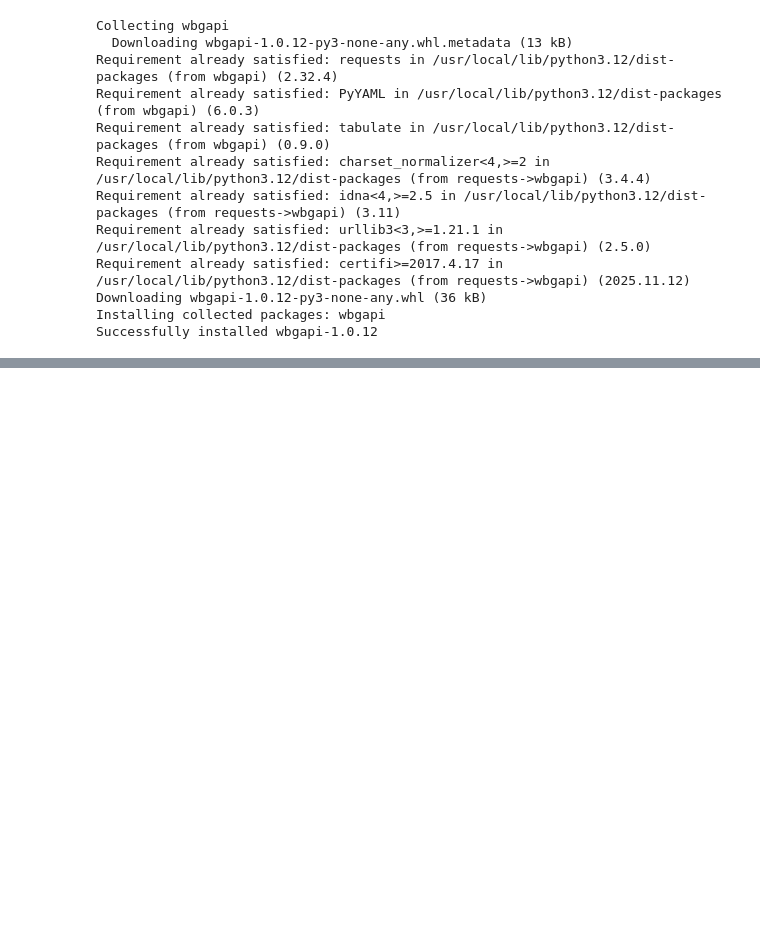
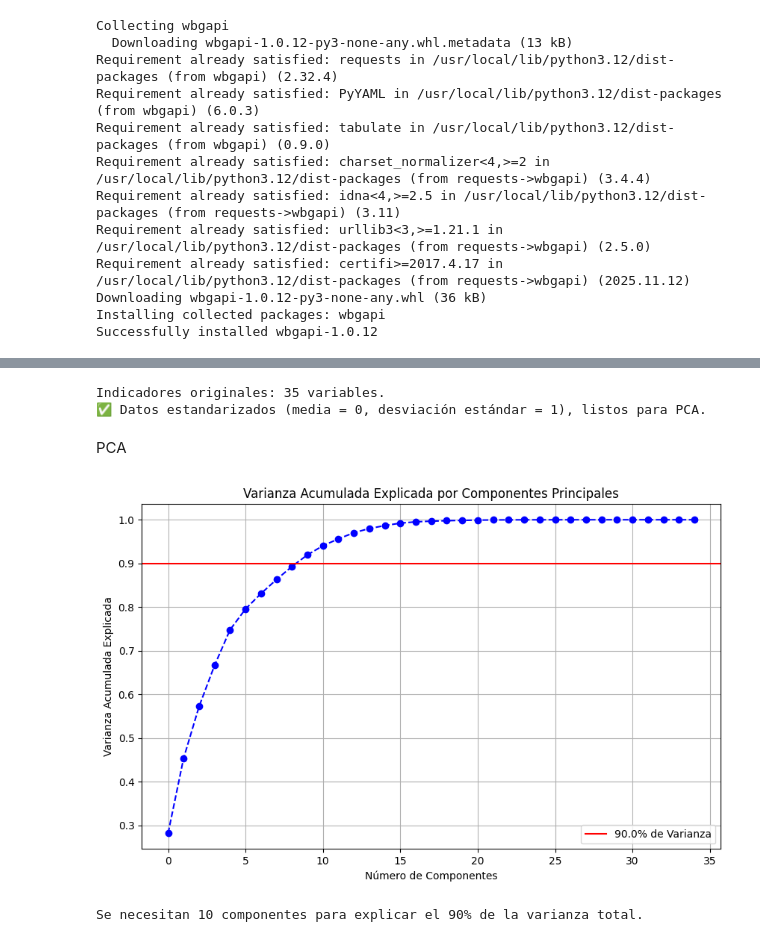
Before and after one commit to lucasherrera-wq/Portafolio, a Jupyter notebook: Examen.ipynb, the cells around one changed output, grey strips where cells are left out. Saved outputs shown, nothing was run; the diff lists cells and outputs as text; code cells hidden in the pictures; blank space fills up the shorter version.

```diff
--- a/Examen.ipynb
+++ b/Examen.ipynb
@@ -184,0 +239,16 @@ fig.show()
+# %%
+# Identificamos las columnas numéricas (en la cual excluimos 'country', 'year', y la nueva 'PIB_Level')
+# Y usamos .select_dtypes(include=np.number) para asegurar que solo tomamos números.
+
+cols_numericas = df_wb_limpio.select_dtypes(include=np.number).columns.tolist()
+
+# Imputamos por la mediana en cada columna numérica.
+
+for col in cols_numericas:
+    mediana = df_wb_limpio[col].median()
+    df_wb_limpio[col].fillna(mediana, inplace=True)
+
+# 3. Verificamos que no queden nulos en las columnas numéricas.
+
+print("\nVerificación final de nulos en columnas numéricas:")
+print(df_wb_limpio[cols_numericas].isnull().sum().sum())
@@ -184,0 +431,64 @@ fig.show()
+# %%
+from sklearn.preprocessing import StandardScaler
+import numpy as np
+
+# X contiene solo las columnas numéricas (indicadores) que fueron limpiadas en la Etapa 1.
+
+X = df_wb_limpio.select_dtypes(include=np.number)
+
+# y contiene la columna categórica (PIB_Level).
+
+y = df_wb_limpio['PIB_Level']
+
+print(f"Indicadores originales: {X.shape[1]} variables.")
+
+# Inicializamos el escalador.
+
+scaler = StandardScaler()
+
+# Por último ajustamos y transformarmos X (aplicando la estandarización).
+
+X_scaled = scaler.fit_transform(X)
+
+print("Datos estandarizados (media = 0, desviación estándar = 1), listos para PCA.")
+# %% [output]
+Indicadores originales: 35 variables.
+✅ Datos estandarizados (media = 0, desviación estándar = 1), listos para PCA.
+# %% [markdown]
+PCA
+# %%
+from sklearn.decomposition import PCA
+import matplotlib.pyplot as plt
+
+# Inicializamos PCA sin número específico (para obtener la varianza de todos).
+
+pca = PCA()
+pca.fit(X_scaled)
+
+# Obtenemos la varianza acumulada.
+
+varianza_acumulada = np.cumsum(pca.explained_variance_ratio_)
+
+# Gráfico de Varianza Acumulada.
+
+plt.figure(figsize=(10, 6))
+plt.plot(varianza_acumulada, marker='o', linestyle='--', color='blue')
+plt.title('Varianza Acumulada Explicada por Componentes Principales')
+plt.xlabel('Número de Componentes')
+plt.ylabel('Varianza Acumulada Explicada')
+plt.grid(True)
+
+# Umbral del 90% (o el que te pida el enunciado)
+
+umbral_varianza = 0.90
+plt.axhline(y=umbral_varianza, color='red', linestyle='-', label=f'{umbral_varianza*100}% de Varianza')
+plt.legend(loc='lower right')
+plt.show()
+
+# Finalmente, determinamos el número óptimo.
+
+n_componentes_90 = np.argmax(varianza_acumulada >= umbral_varianza) + 1
+print(f"Se necesitan {n_componentes_90} componentes para explicar el 90% de la varianza total.")
+# %% [output]
+[figure, added]
+Se necesitan 10 componentes para explicar el 90% de la varianza total.
```
Also changed, not shown: parts of 29 cells of this notebook.
